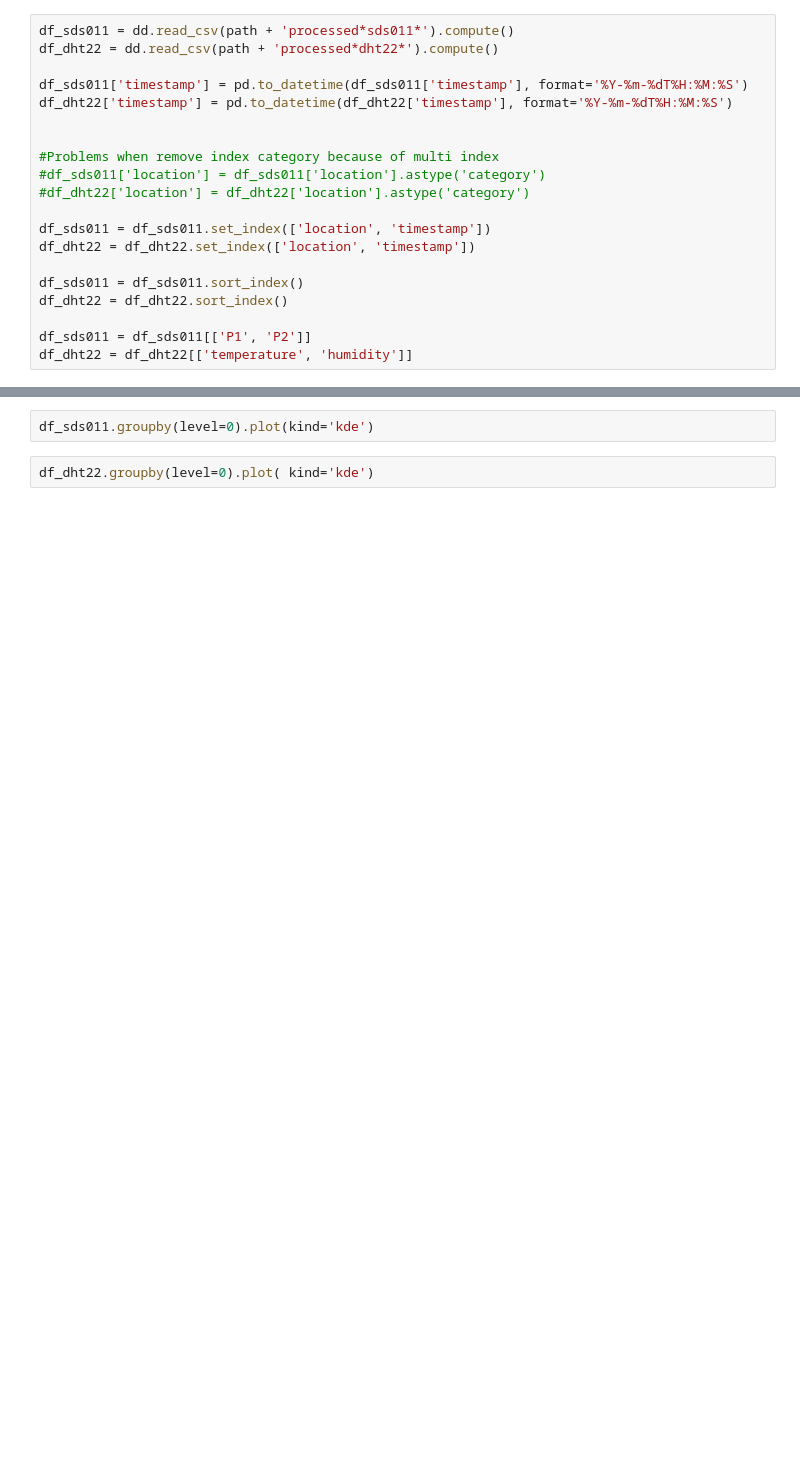
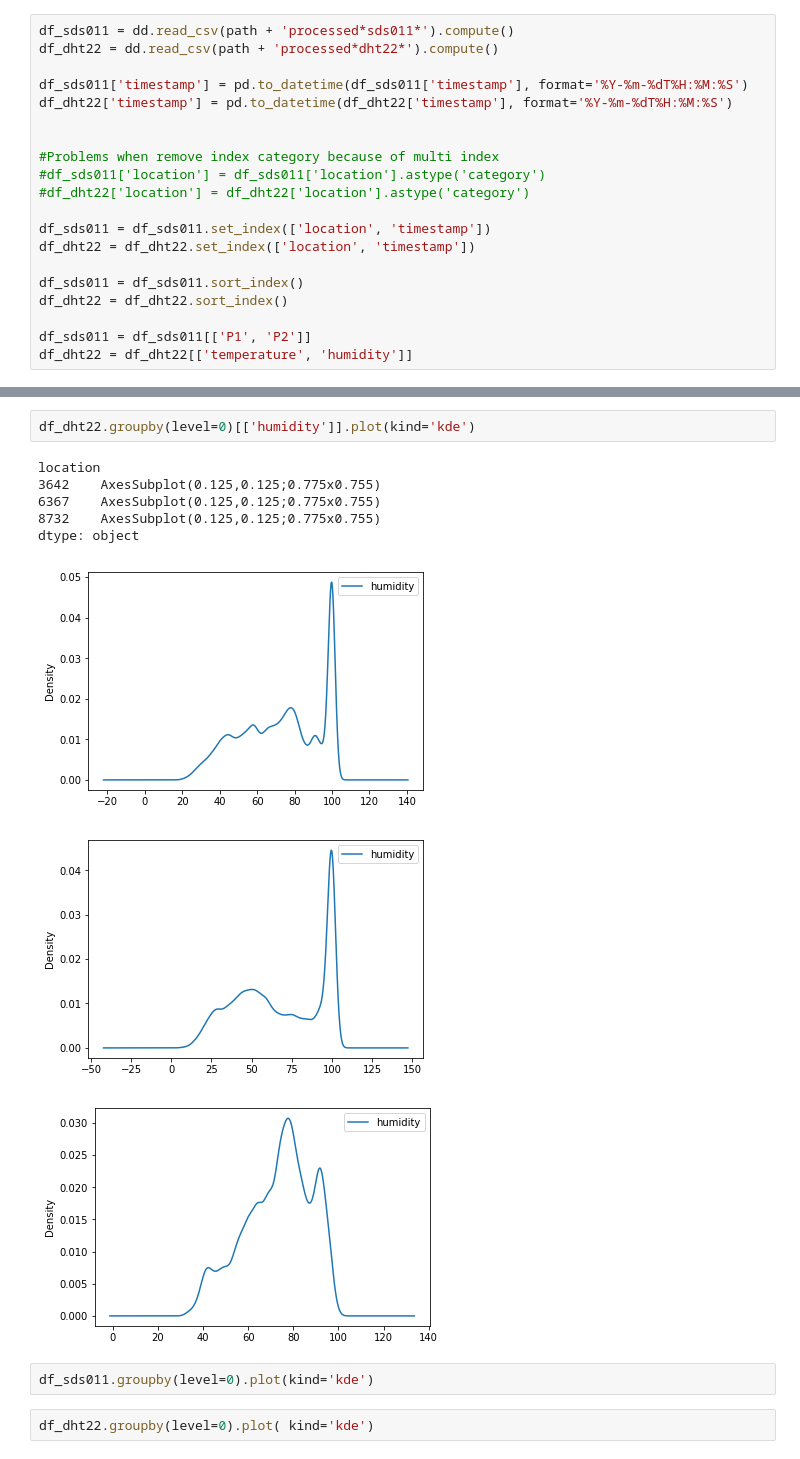
Before and after one commit to GeorgesAlkhouri/golddust, a Jupyter notebook: jupyter/BTW.ipynb, the cells around one changed output, grey strips where cells are left out. Drawn from its saved outputs; the diff is of its cells as text; blank space fills up the shorter version.

```diff
--- a/jupyter/BTW.ipynb
+++ b/jupyter/BTW.ipynb
@@ -67,3 +102,14 @@ _ = df_sds011.boxplot(by='location')
+# %%
+df_dht22.groupby(level=0)[['humidity']].plot(kind='kde')
+# %% [output]
+location
+3642    AxesSubplot(0.125,0.125;0.775x0.755)
+6367    AxesSubplot(0.125,0.125;0.775x0.755)
+8732    AxesSubplot(0.125,0.125;0.775x0.755)
+dtype: object
+[figure, added]
+[figure, added]
+[figure, added]
 # %%
 df_sds011.groupby(level=0).plot(kind='kde')
 # %%
```
Also changed, not shown: parts of 35 cells of this notebook, 3 other files.
